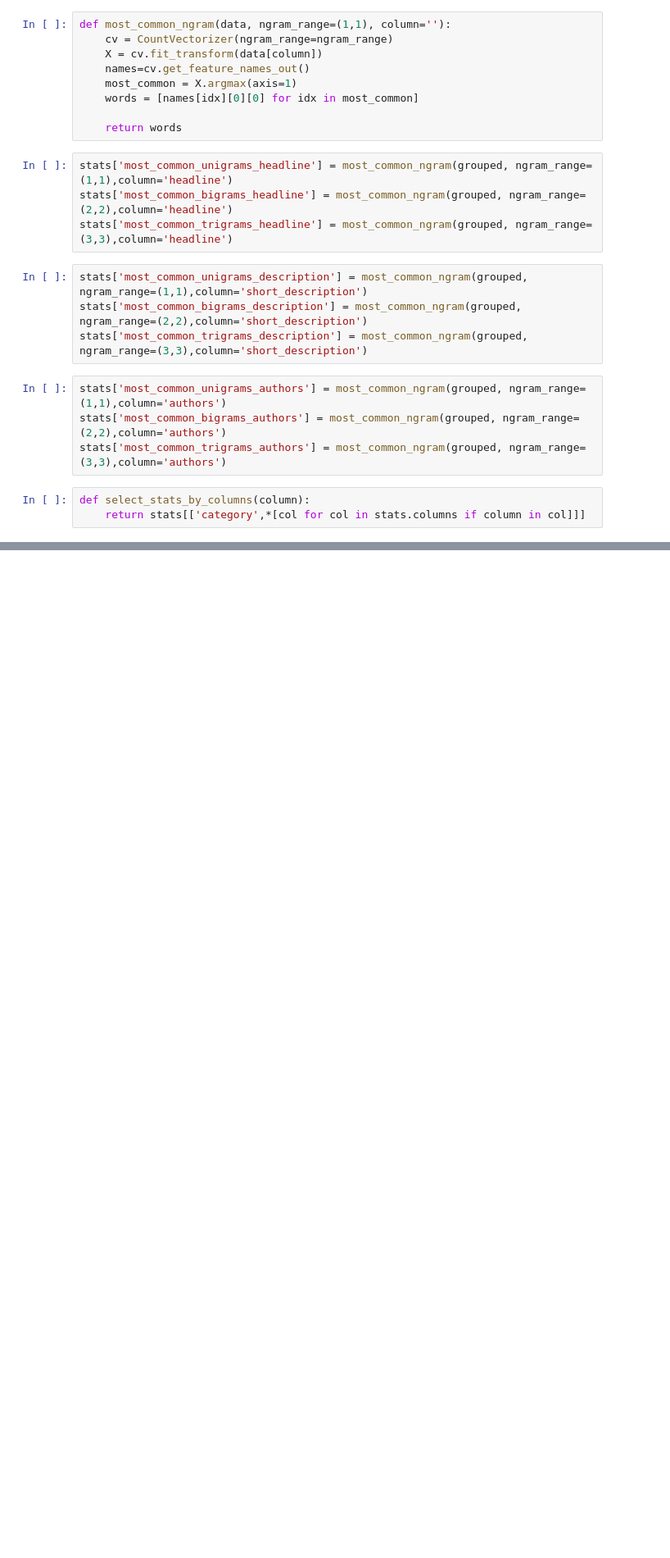
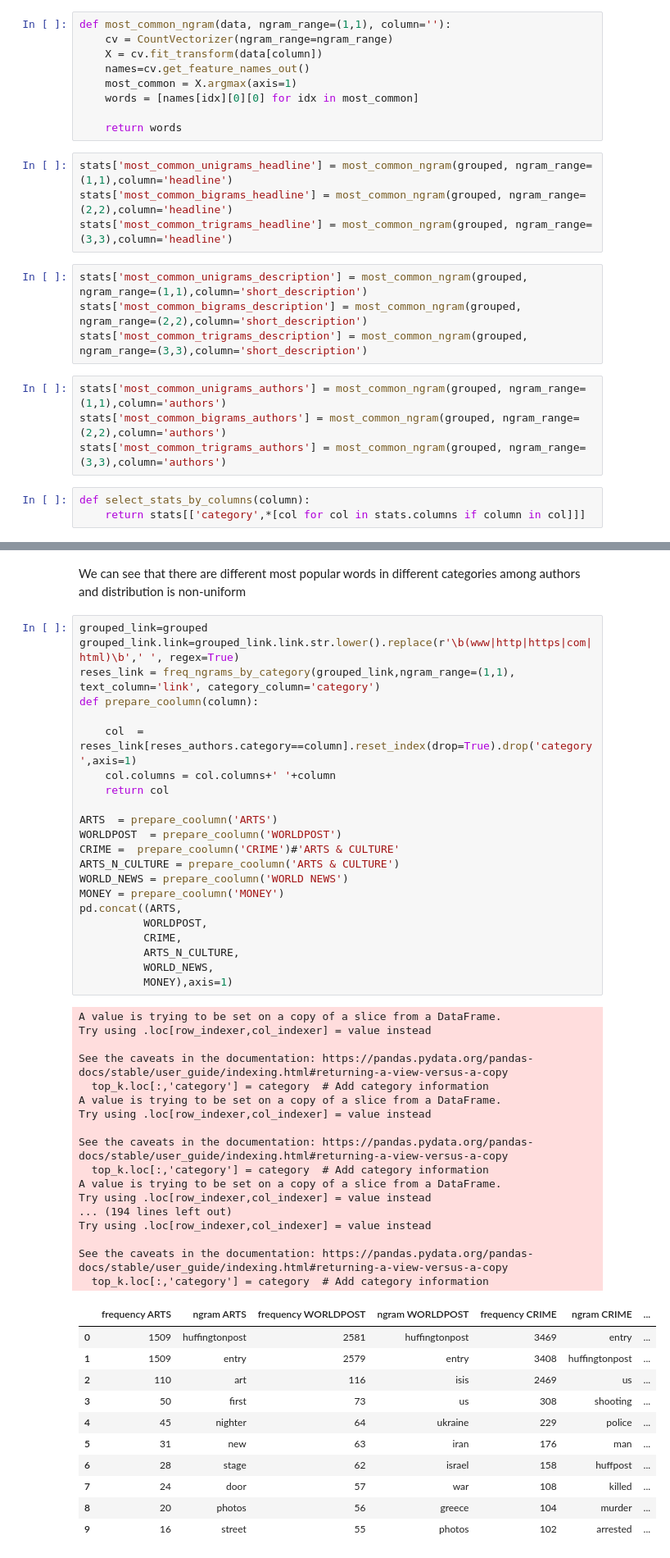
Before and after one commit to valera2444/news-category-prediction, a Jupyter notebook: EDA.ipynb, the cells around one changed output, grey strips where cells are left out. Shown: that part at 82% size. Saved outputs shown, nothing was run; the diff lists cells and outputs as text; blank space fills up the shorter version.

```diff
--- a/EDA.ipynb
+++ b/EDA.ipynb
@@ -423,0 +485,53 @@ plt.show()
+# %% [markdown]
+We can see that there are different most popular words in different categories among authors and distribution is non-uniform
+# %%
+grouped_link=grouped
+grouped_link.link=grouped_link.link.str.lower().replace(r'\b(www|http|https|com|html)\b',' ', regex=True)
+reses_link = freq_ngrams_by_category(grouped_link,ngram_range=(1,1), text_column='link', category_column='category')
+def prepare_coolumn(column):
+
+    col  = reses_link[reses_authors.category==column].reset_index(drop=True).drop('category',axis=1)
+    col.columns = col.columns+' '+column
+    return col
+
+ARTS  = prepare_coolumn('ARTS')
+WORLDPOST  = prepare_coolumn('WORLDPOST')
+CRIME =  prepare_coolumn('CRIME')#'ARTS & CULTURE'
+ARTS_N_CULTURE = prepare_coolumn('ARTS & CULTURE')
+WORLD_NEWS = prepare_coolumn('WORLD NEWS')
+MONEY = prepare_coolumn('MONEY')
+pd.concat((ARTS,
+          WORLDPOST,
+          CRIME,
+          ARTS_N_CULTURE,
+          WORLD_NEWS,
+          MONEY),axis=1)
+# %% [output]
+A value is trying to be set on a copy of a slice from a DataFrame.
+Try using .loc[row_indexer,col_indexer] = value instead
+
+See the caveats in the documentation: https://pandas.pydata.org/pandas-docs/stable/user_guide/indexing.html#returning-a-view-versus-a-copy
+  top_k.loc[:,'category'] = category  # Add category information
+A value is trying to be set on a copy of a slice from a DataFrame.
+Try using .loc[row_indexer,col_indexer] = value instead
+
+See the caveats in the documentation: https://pandas.pydata.org/pandas-docs/stable/user_guide/indexing.html#returning-a-view-versus-a-copy
+  top_k.loc[:,'category'] = category  # Add category information
+A value is trying to be set on a copy of a slice from a DataFrame.
+Try using .loc[row_indexer,col_indexer] = value instead
+... (194 lines left out)
+Try using .loc[row_indexer,col_indexer] = value instead
+
+See the caveats in the documentation: https://pandas.pydata.org/pandas-docs/stable/user_guide/indexing.html#returning-a-view-versus-a-copy
+  top_k.loc[:,'category'] = category  # Add category information
+|  | frequency ARTS | ngram ARTS | frequency WORLDPOST | ngram WORLDPOST | frequency CRIME | ngram CRIME | ... |
+| 0 | 1509 | huffingtonpost | 2581 | huffingtonpost | 3469 | entry | ... |
+| 1 | 1509 | entry | 2579 | entry | 3408 | huffingtonpost | ... |
+| 2 | 110 | art | 116 | isis | 2469 | us | ... |
+| 3 | 50 | first | 73 | us | 308 | shooting | ... |
+| 4 | 45 | nighter | 64 | ukraine | 229 | police | ... |
+| 5 | 31 | new | 63 | iran | 176 | man | ... |
+| 6 | 28 | stage | 62 | israel | 158 | huffpost | ... |
+| 7 | 24 | door | 57 | war | 108 | killed | ... |
+| 8 | 20 | photos | 56 | greece | 104 | murder | ... |
+| 9 | 16 | street | 55 | photos | 102 | arrested | ... |
```
Also changed, not shown: parts of 16 cells of this notebook.
